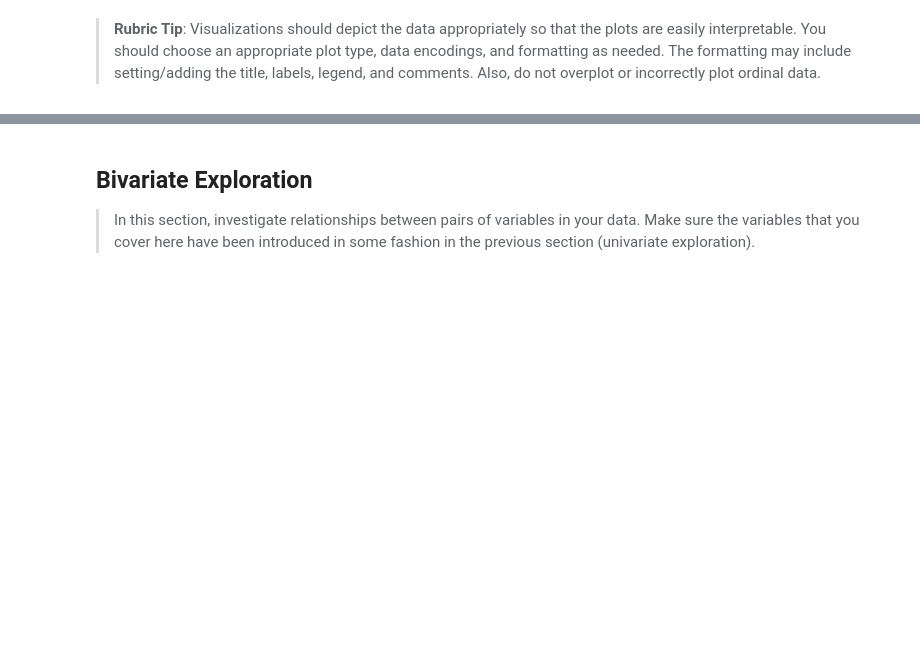
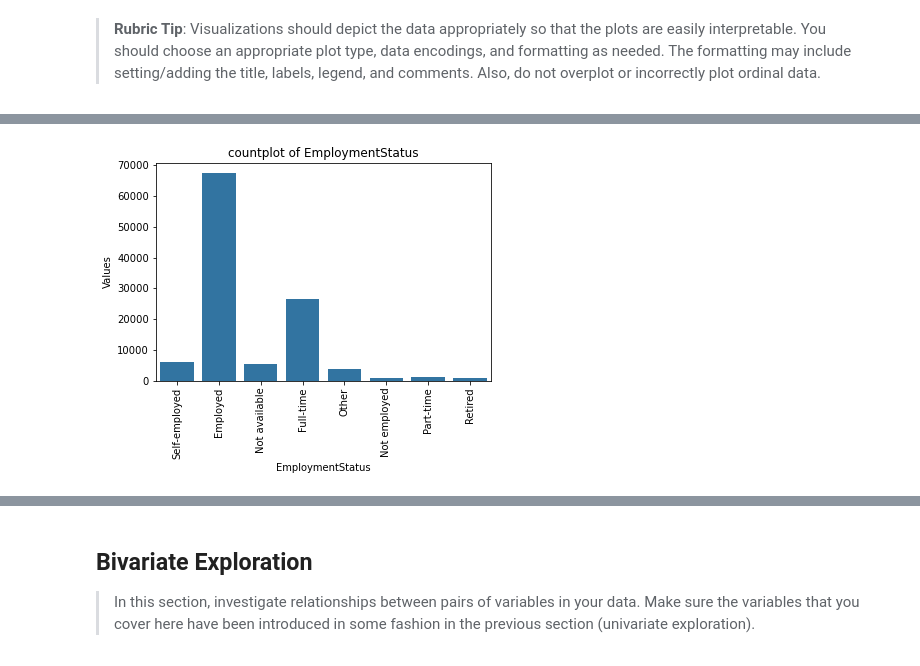
Before and after one commit to skevin-dev/communicate-data-findings, a Jupyter notebook: Notebooks/Part_I_exploration_data_analysis.ipynb, the cells around one changed output, grey strips where cells are left out. Drawn from its saved outputs; the diff is of its cells as text; code cells hidden in the pictures; blank space fills up the shorter version.

```diff
--- a/Notebooks/Part_I_exploration_data_analysis.ipynb
+++ b/Notebooks/Part_I_exploration_data_analysis.ipynb
@@ -220,0 +239,4 @@ it can be seen that, two variables are properly visualized. we can cleary see th
+# %%
+countplot(df_used_cols,'EmploymentStatus',rotation=90)
+# %% [output]
+[figure, added]
```
Also changed, not shown: parts of 9 cells of this notebook.
